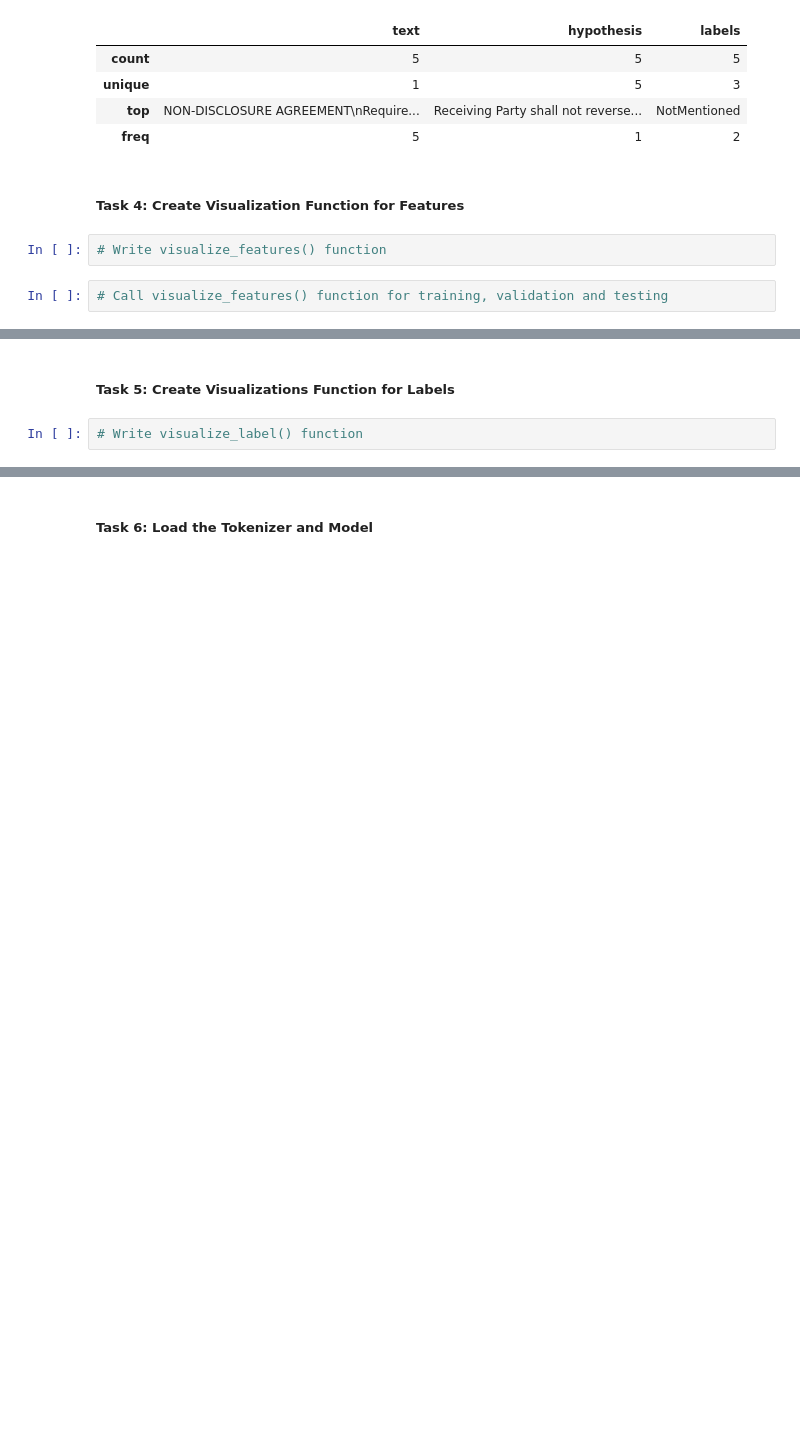
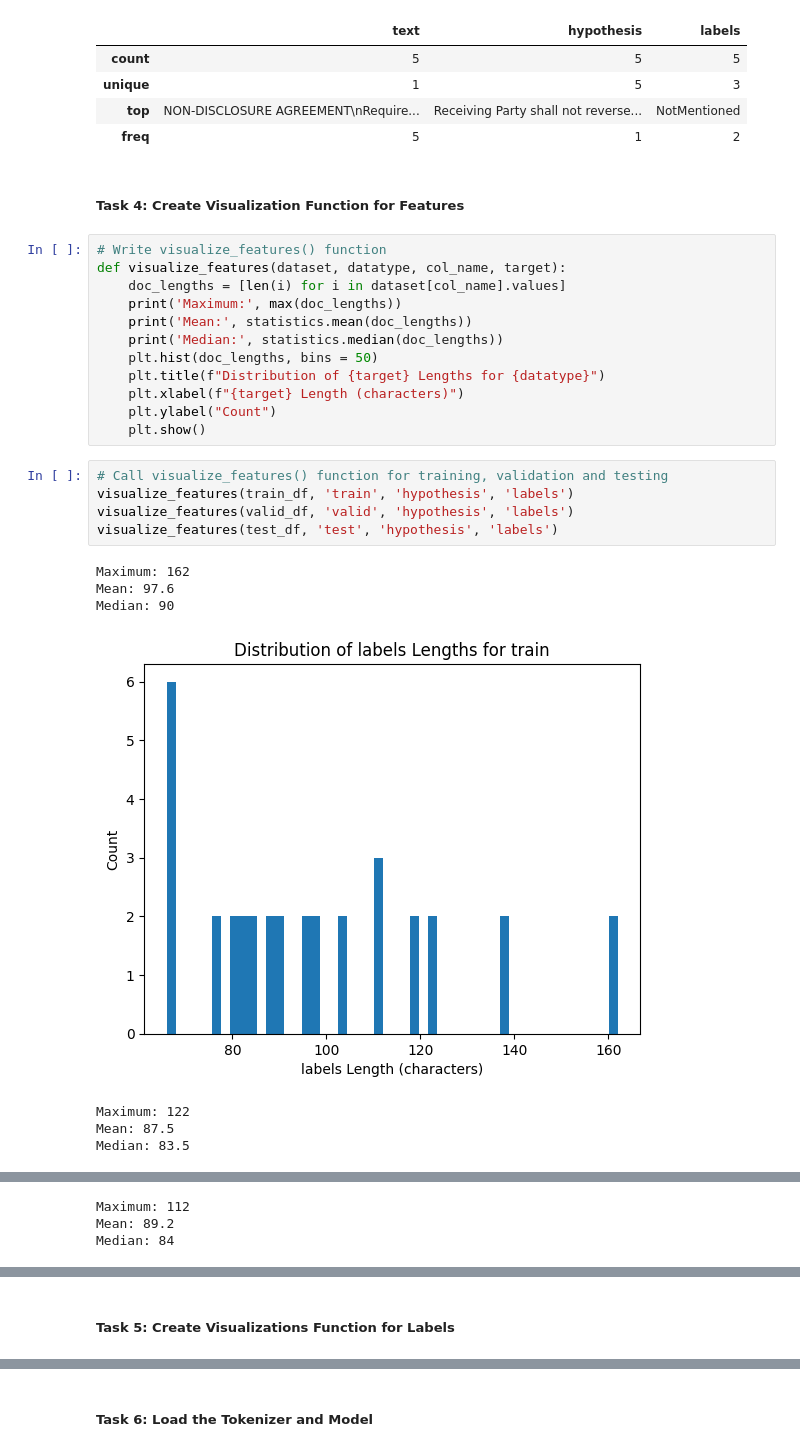
Before and after one commit to garg-sparsh/Automating_Contract_Review, a Jupyter notebook: Contract-nli.ipynb, the cells around one changed output, grey strips where cells are left out. Drawn from its saved outputs; the diff is of its cells as text; blank space fills up the shorter version.

```diff
--- a/Contract-nli.ipynb
+++ b/Contract-nli.ipynb
@@ -113,7 +114,28 @@ display(test_df.describe())
 | freq | 5 | 1 | 2 |
 # %% [markdown]
 ##### Task 4: Create Visualization Function for Features
-# %%
-# Write visualize_features() function
+# %%
+# Write visualize_features() function
+def visualize_features(dataset, datatype, col_name, target):
+    doc_lengths = [len(i) for i in dataset[col_name].values]
+    print('Maximum:', max(doc_lengths))
+    print('Mean:', statistics.mean(doc_lengths))
+    print('Median:', statistics.median(doc_lengths))
+    plt.hist(doc_lengths, bins = 50)
+    plt.title(f"Distribution of {target} Lengths for {datatype}")
+    plt.xlabel(f"{target} Length (characters)")
+    plt.ylabel("Count")
+    plt.show()
 # %%
 # Call visualize_features() function for training, validation and testing
+visualize_features(train_df, 'train', 'hypothesis', 'labels')
+visualize_features(valid_df, 'valid', 'hypothesis', 'labels')
+visualize_features(test_df, 'test', 'hypothesis', 'labels')
+# %% [output]
+Maximum: 162
+Mean: 97.6
+Median: 90
+[figure, added]
+Maximum: 122
+Mean: 87.5
+Median: 83.5
@@ -119,0 +143,3 @@ display(test_df.describe())
+Maximum: 112
+Mean: 89.2
+Median: 84
@@ -120,4 +147,2 @@ display(test_df.describe())
 # %% [markdown]
 ##### Task 5: Create Visualizations Function for Labels
-# %%
-# Write visualize_label() function
```
Also changed, not shown: parts of 4 cells of this notebook.
